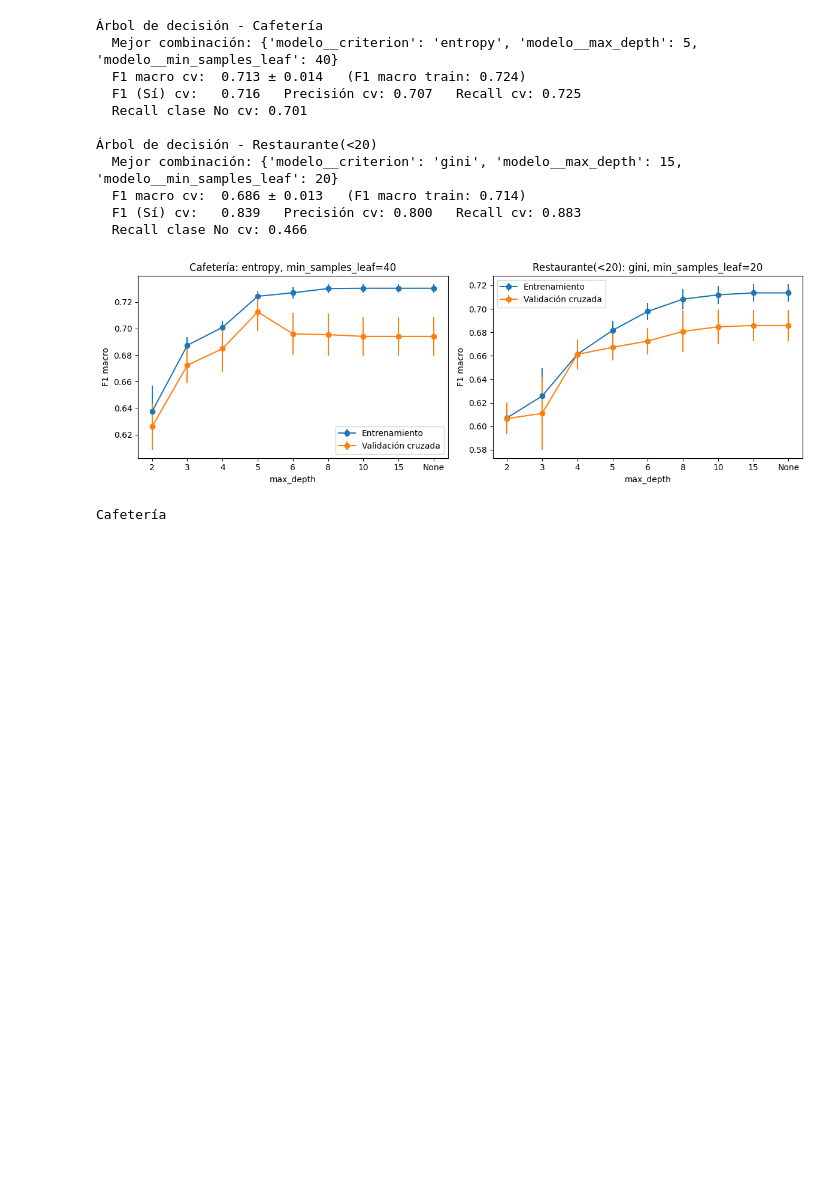
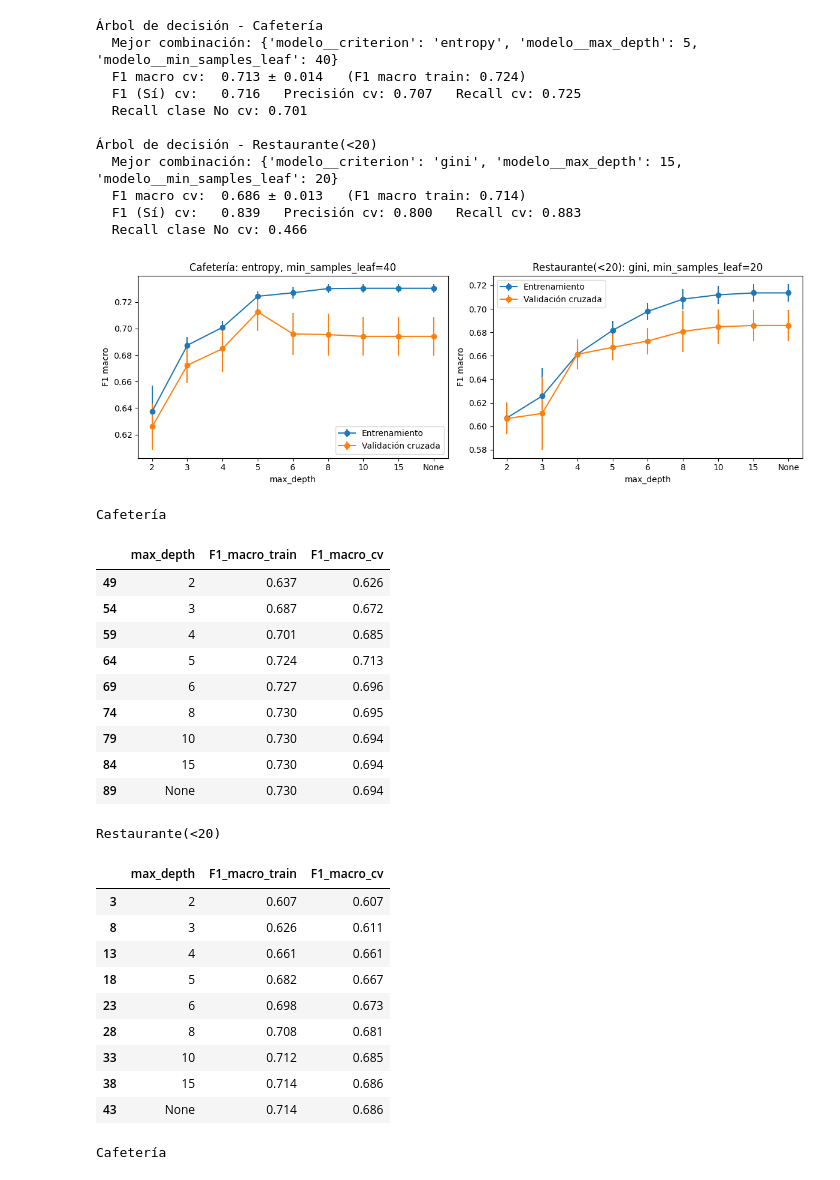
Before and after one commit to jfsaenz/Lab-1-ML, a Jupyter notebook: lab3/Laboratorio3_Clasificacion.ipynb, the cells around one changed output. Cells and saved outputs as stored; diff of their text form; code cells hidden in the pictures; blank space fills up the shorter version.

```diff
--- a/lab3/Laboratorio3_Clasificacion.ipynb
+++ b/lab3/Laboratorio3_Clasificacion.ipynb
@@ -599,5 +688,16 @@ for ax, tipo in zip(axes, TIPOS):
     ax.legend()
 plt.tight_layout()
 plt.show()
+
+# Mismos valores de la grafica en tabla
+for tipo in TIPOS:
+    gs = modelos[tipo]["Regresión logística"]
+    res = pd.DataFrame(gs.cv_results_)
+    mejor = gs.best_params_
+    filtro = (res["param_modelo__penalty"] == mejor["modelo__penalty"]) & (res["param_modelo__solver"] == mejor["modelo__solver"])
+    print(tipo)
+    display(res[filtro].sort_values("param_modelo__C")[["param_modelo__C", "mean_train_F1_macro", "mean_test_F1_macro", "mean_test_Recall_No"]]
+            .rename(columns={"param_modelo__C": "C", "mean_train_F1_macro": "F1_macro_train",
+                             "mean_test_F1_macro": "F1_macro_cv", "mean_test_Recall_No": "Recall_No_cv"}).round(3))
 # %% [output]
 [figure]
@@ -644,24 +760,58 @@ for tipo in TIPOS:
 # %%
 # Curva de complejidad: F1 de entrenamiento y de validacion cruzada segun la profundidad maxima,
 # dejando fijos el criterio y el min_samples_leaf que gano la busqueda
 fig, axes = plt.subplots(1, 2, figsize=(12, 4))
 for ax, tipo in zip(axes, TIPOS):
     gs = modelos[tipo]["Árbol de decisión"]
     res = pd.DataFrame(gs.cv_results_)
     mejor = gs.best_params_
     sub = res[(res["param_modelo__criterion"] == mejor["modelo__criterion"])
               & (res["param_modelo__min_samples_leaf"] == mejor["modelo__min_samples_leaf"])].copy()
     sub["profundidad"] = sub["param_modelo__max_depth"].apply(lambda d: "None" if pd.isna(d) else str(int(d)))
     ax.errorbar(sub["profundidad"], sub["mean_train_F1_macro"], yerr=sub["std_train_F1_macro"], marker="o", label="Entrenamiento")
     ax.errorbar(sub["profundidad"], sub["mean_test_F1_macro"], yerr=sub["std_test_F1_macro"], marker="o", label="Validación cruzada")
     ax.set_xlabel("max_depth")
     ax.set_ylabel("F1 macro")
     ax.set_title(f"{tipo}: {mejor['modelo__criterion']}, min_samples_leaf={mejor['modelo__min_samples_leaf']}")
     ax.legend()
 plt.tight_layout()
 plt.show()
+
+# Mismos valores de la grafica en tabla
+for tipo in TIPOS:
+    gs = modelos[tipo]["Árbol de decisión"]
+    res = pd.DataFrame(gs.cv_results_)
+    mejor = gs.best_params_
+    sub = res[(res["param_modelo__criterion"] == mejor["modelo__criterion"])
+              & (res["param_modelo__min_samples_leaf"] == mejor["modelo__min_samples_leaf"])]
+    print(tipo)
+    display(sub[["param_modelo__max_depth", "mean_train_F1_macro", "mean_test_F1_macro"]]
+            .rename(columns={"param_modelo__max_depth": "max_depth", "mean_train_F1_macro": "F1_macro_train",
+                             "mean_test_F1_macro": "F1_macro_cv"}).round(3))
 # %% [output]
 [figure]
+Cafetería
+|  | max_depth | F1_macro_train | F1_macro_cv |
+| 49 | 2 | 0.637 | 0.626 |
+| 54 | 3 | 0.687 | 0.672 |
+| 59 | 4 | 0.701 | 0.685 |
+| 64 | 5 | 0.724 | 0.713 |
+| 69 | 6 | 0.727 | 0.696 |
+| 74 | 8 | 0.730 | 0.695 |
+| 79 | 10 | 0.730 | 0.694 |
+| 84 | 15 | 0.730 | 0.694 |
+| 89 | None | 0.730 | 0.694 |
+Restaurante(<20)
+|  | max_depth | F1_macro_train | F1_macro_cv |
+| 3 | 2 | 0.607 | 0.607 |
+| 8 | 3 | 0.626 | 0.611 |
+| 13 | 4 | 0.661 | 0.661 |
+| 18 | 5 | 0.682 | 0.667 |
+| 23 | 6 | 0.698 | 0.673 |
+| 28 | 8 | 0.708 | 0.681 |
+| 33 | 10 | 0.712 | 0.685 |
+| 38 | 15 | 0.714 | 0.686 |
+| 43 | None | 0.714 | 0.686 |
 # %%
 # Top 5 combinaciones del arbol para cada cupon
 for tipo in TIPOS:
```
Also changed, not shown: parts of 21 cells of this notebook, 3 other files.
